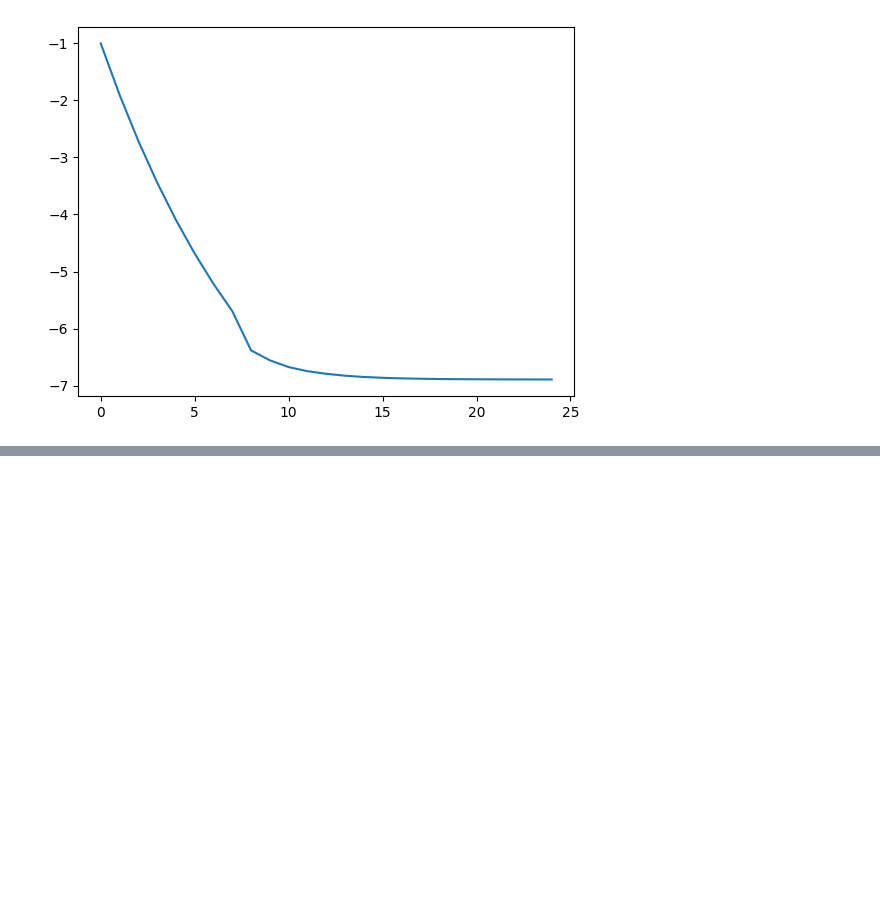
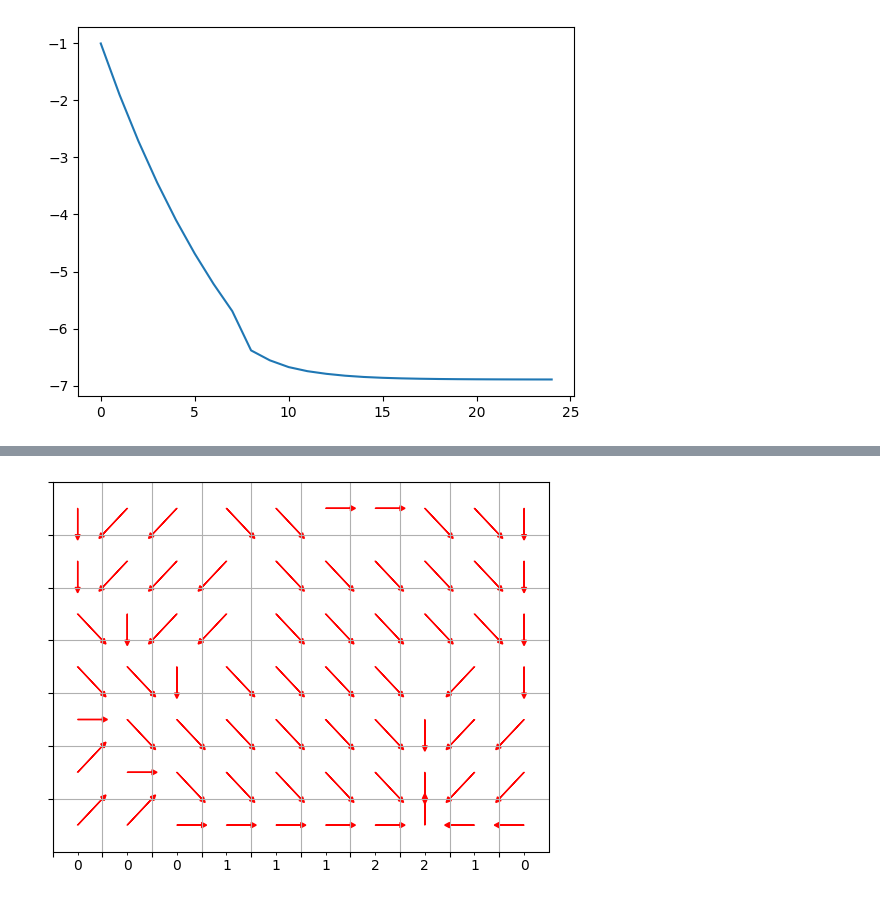
Before and after one commit to BuzzingTaz/RL-Project-1, a Jupyter notebook: VI.ipynb, the cells around one changed output, grey strips where cells are left out. Cells and saved outputs as stored; diff of their text form; code cells hidden in the pictures; blank space fills up the shorter version.

Commit message:
Made a grid with arrows for value function in VI

```diff
--- a/VI.ipynb
+++ b/VI.ipynb
@@ -120,3 +124,46 @@ Game Over - Score: -6
+# %%
+ax = plt.gca()
+ax.grid()
+
+ax.set_xlim(0, cols)
+ax.set_xticks(np.arange(0, cols, 1), minor=False)
+ax.set_xticklabels([])
+ax.set_xticks(np.arange(0.5, cols, 1), minor=True)
+ax.set_xticklabels([str(x) for x in wind_col], minor=True)
+
+ax.set_ylim(rows, 0)
+ax.set_yticks(np.arange(0, rows, 1), minor=False)
+ax.set_yticklabels([])
+
+# ## plot 8 types arrows in each grid cell corresponding to the action in the optimal policy
+# 0: up-left, 1:up, 2: up-right, 3: left,4: right,5:down-left,6:down,7:down-right
+for i in range(rows):
+    for j in range(cols):
+        s = np.array([i, j])
+        if i == t_state[0] and j == t_state[1]:
+            continue
+        action = policy.get_action(s)
+        x_start = j + 0.5  # x-coordinate shifted to the middle of the grid cell
+        y_start = i + 0.5  # y-coordinate shifted to the middle of the grid cell
+
+        if action == 0:
+            plt.arrow(x_start, y_start, -0.5, -0.5, head_width=0.1, head_length=0.1, fc='r', ec='r')
+        elif action == 1:
+            plt.arrow(x_start, y_start, 0, -0.5, head_width=0.1, head_length=0.1, fc='r', ec='r')
+        elif action == 2:
+            plt.arrow(x_start, y_start, 0.5, -0.5, head_width=0.1, head_length=0.1, fc='r', ec='r')
+        elif action == 3:
+            plt.arrow(x_start, y_start, -0.5, 0, head_width=0.1, head_length=0.1, fc='r', ec='r')
+        elif action == 4:
+            plt.arrow(x_start, y_start, 0.5, 0, head_width=0.1, head_length=0.1, fc='r', ec='r')
+        elif action == 5:
+            plt.arrow(x_start, y_start, -0.5, 0.5, head_width=0.1, head_length=0.1, fc='r', ec='r')
+        elif action == 6:
+            plt.arrow(x_start, y_start, 0, 0.5, head_width=0.1, head_length=0.1, fc='r', ec='r')
+        elif action == 7:
+            plt.arrow(x_start, y_start, 0.5, 0.5, head_width=0.1, head_length=0.1, fc='r', ec='r')
+# %% [output]
+[figure, added]
 # %%
 path_plt = np.array(path) + 0.5
 y, x = path_plt.T
```
Also changed, not shown: parts of 4 cells of this notebook.
